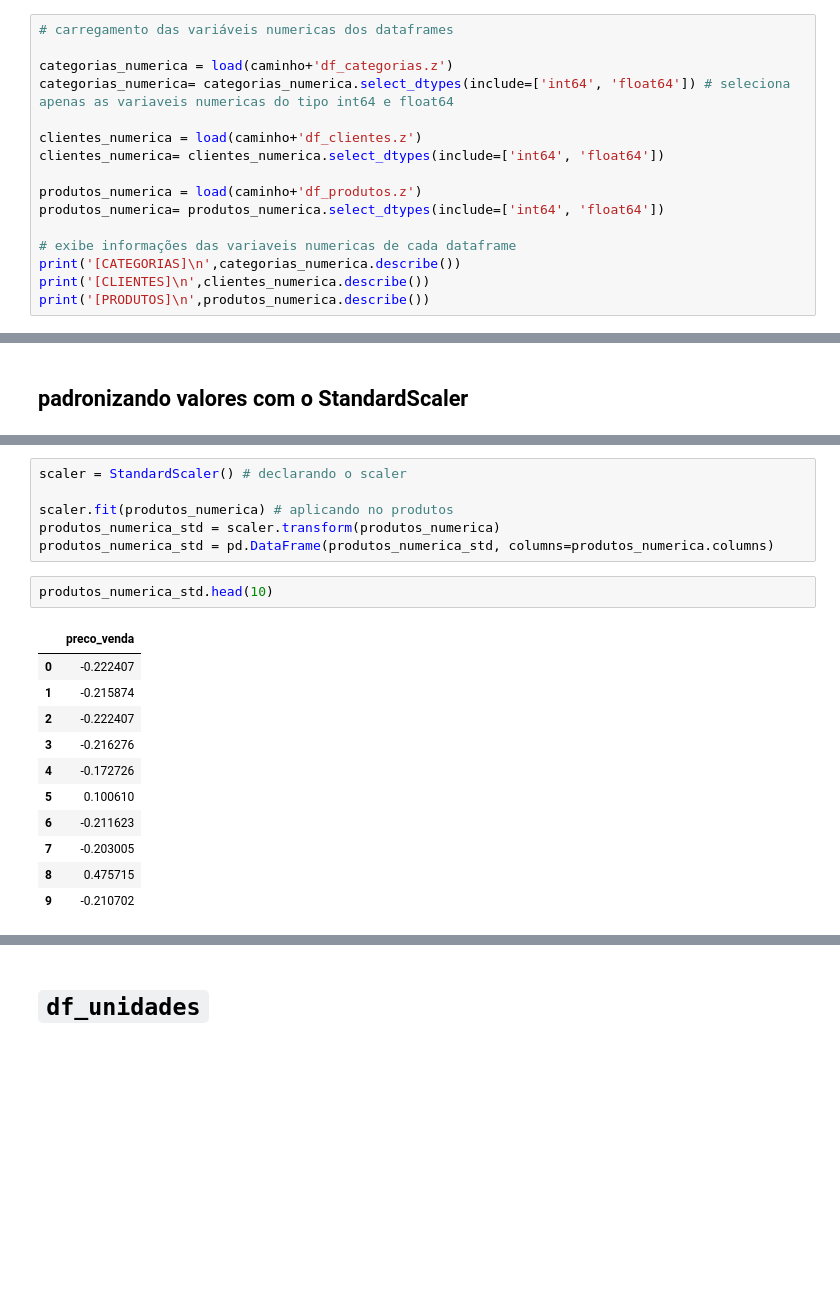
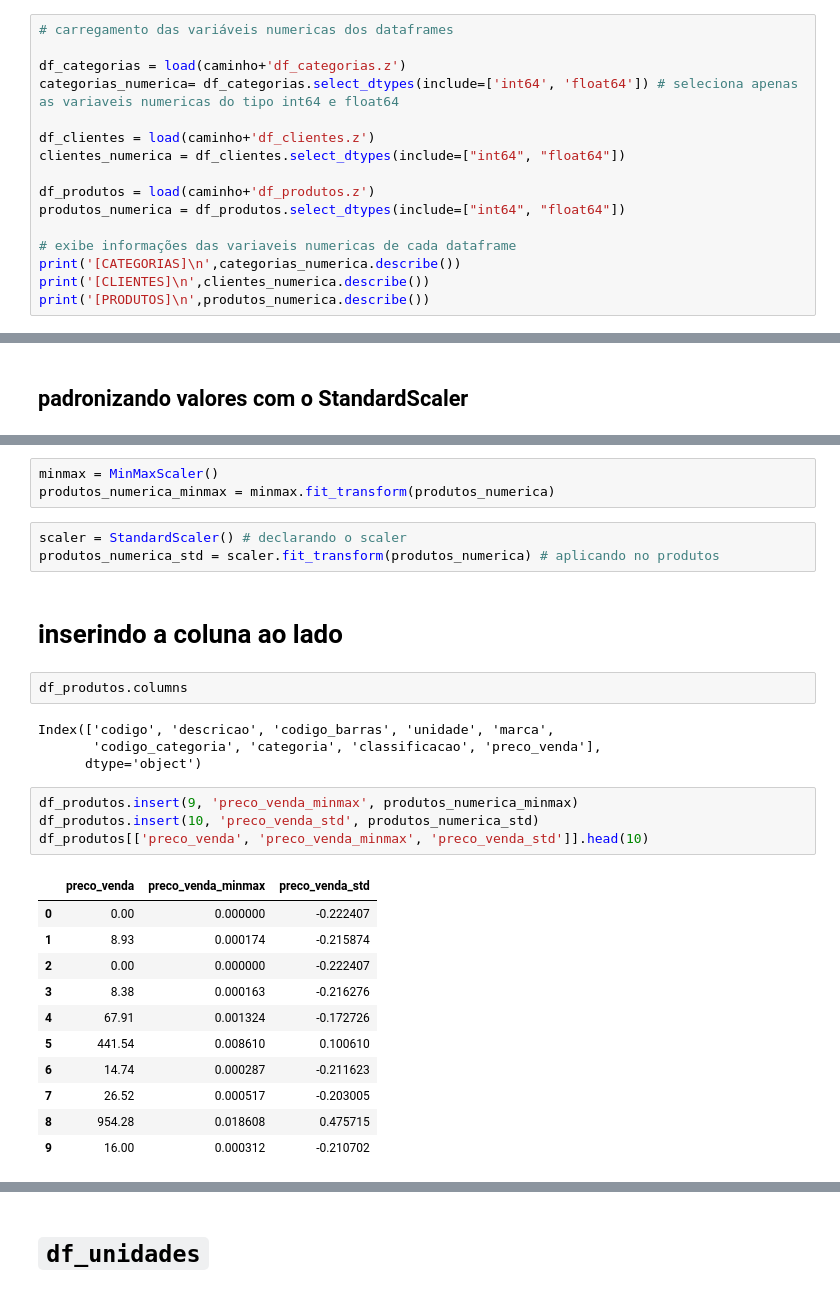
Before and after one commit to iambel/clustering, a Jupyter notebook: data science/isabel/padronizar_normalizar.ipynb, the cells around one changed output, grey strips where cells are left out. Saved outputs shown, nothing was run; the diff lists cells and outputs as text; blank space fills up the shorter version.

```diff
--- a/data science/isabel/padronizar_normalizar.ipynb
+++ b/data science/isabel/padronizar_normalizar.ipynb
@@ -10,14 +10,14 @@ caminho = '../../util/data/'
 # %%
 # carregamento das variáveis numericas dos dataframes
 
-categorias_numerica = load(caminho+'df_categorias.z')
-categorias_numerica= categorias_numerica.select_dtypes(include=['int64', 'float64']) # seleciona apenas as variaveis numericas do tipo int64 e float64
+df_categorias = load(caminho+'df_categorias.z')
+categorias_numerica= df_categorias.select_dtypes(include=['int64', 'float64']) # seleciona apenas as variaveis numericas do tipo int64 e float64
 
-clientes_numerica = load(caminho+'df_clientes.z')
-clientes_numerica= clientes_numerica.select_dtypes(include=['int64', 'float64'])
+df_clientes = load(caminho+'df_clientes.z')
+clientes_numerica = df_clientes.select_dtypes(include=["int64", "float64"])
 
-produtos_numerica = load(caminho+'df_produtos.z')
-produtos_numerica= produtos_numerica.select_dtypes(include=['int64', 'float64'])
+df_produtos = load(caminho+'df_produtos.z')
+produtos_numerica = df_produtos.select_dtypes(include=["int64", "float64"])
 
 # exibe informações das variaveis numericas de cada dataframe
 print('[CATEGORIAS]\n',categorias_numerica.describe())
@@ -75,21 +74,31 @@ from sklearn.preprocessing import StandardScaler # importando a biblioteca
+# %%
+minmax = MinMaxScaler()
+produtos_numerica_minmax = minmax.fit_transform(produtos_numerica)
 # %%
 scaler = StandardScaler() # declarando o scaler
-
-scaler.fit(produtos_numerica) # aplicando no produtos
-produtos_numerica_std = scaler.transform(produtos_numerica)
-produtos_numerica_std = pd.DataFrame(produtos_numerica_std, columns=produtos_numerica.columns)
+produtos_numerica_std = scaler.fit_transform(produtos_numerica) # aplicando no produtos
-# %%
-produtos_numerica_std.head(10)
-# %% [output]
-|  | preco_venda |
-| 0 | -0.222407 |
-| 1 | -0.215874 |
-| 2 | -0.222407 |
-| 3 | -0.216276 |
-| 4 | -0.172726 |
-| 5 | 0.100610 |
-| 6 | -0.211623 |
-| 7 | -0.203005 |
-| 8 | 0.475715 |
-| 9 | -0.210702 |
+# %% [markdown]
+# inserindo a coluna ao lado
+# %%
+df_produtos.columns
+# %% [output]
+Index(['codigo', 'descricao', 'codigo_barras', 'unidade', 'marca',
+       'codigo_categoria', 'categoria', 'classificacao', 'preco_venda'],
+      dtype='object')
+# %%
+df_produtos.insert(9, 'preco_venda_minmax', produtos_numerica_minmax)
+df_produtos.insert(10, 'preco_venda_std', produtos_numerica_std)
+df_produtos[['preco_venda', 'preco_venda_minmax', 'preco_venda_std']].head(10)
+# %% [output]
+|  | preco_venda | preco_venda_minmax | preco_venda_std |
+| 0 | 0.00 | 0.000000 | -0.222407 |
+| 1 | 8.93 | 0.000174 | -0.215874 |
+| 2 | 0.00 | 0.000000 | -0.222407 |
+| 3 | 8.38 | 0.000163 | -0.216276 |
+| 4 | 67.91 | 0.001324 | -0.172726 |
+| 5 | 441.54 | 0.008610 | 0.100610 |
+| 6 | 14.74 | 0.000287 | -0.211623 |
+| 7 | 26.52 | 0.000517 | -0.203005 |
+| 8 | 954.28 | 0.018608 | 0.475715 |
+| 9 | 16.00 | 0.000312 | -0.210702 |
 # %%
```
Also changed, not shown: parts of 22 cells of this notebook.
